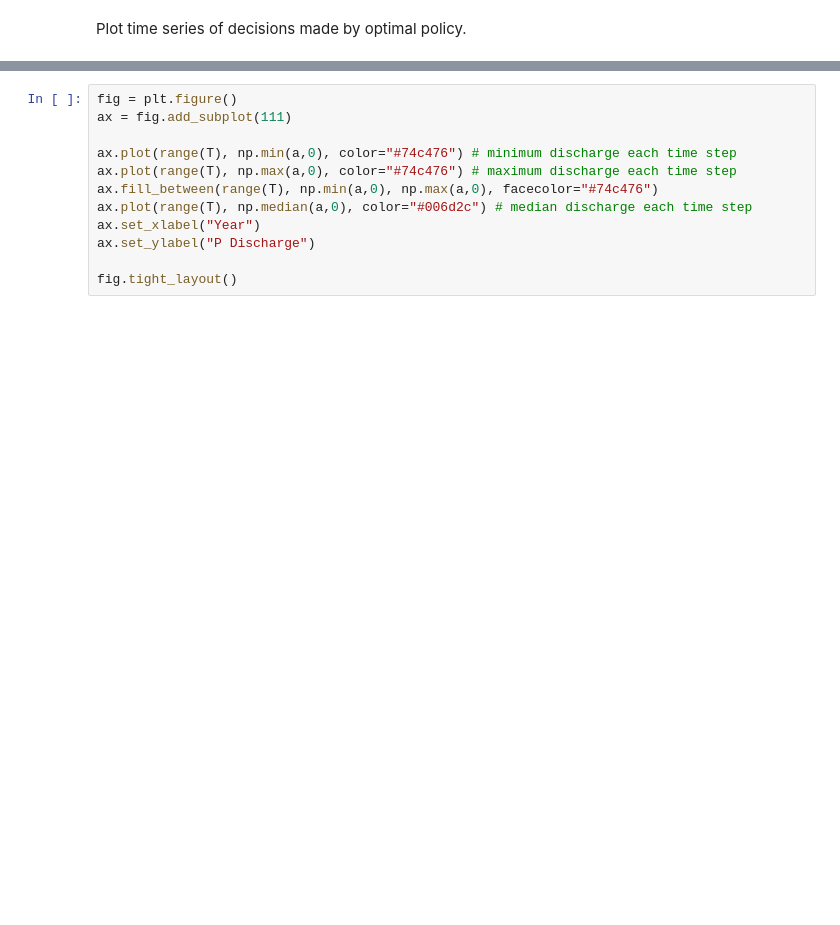
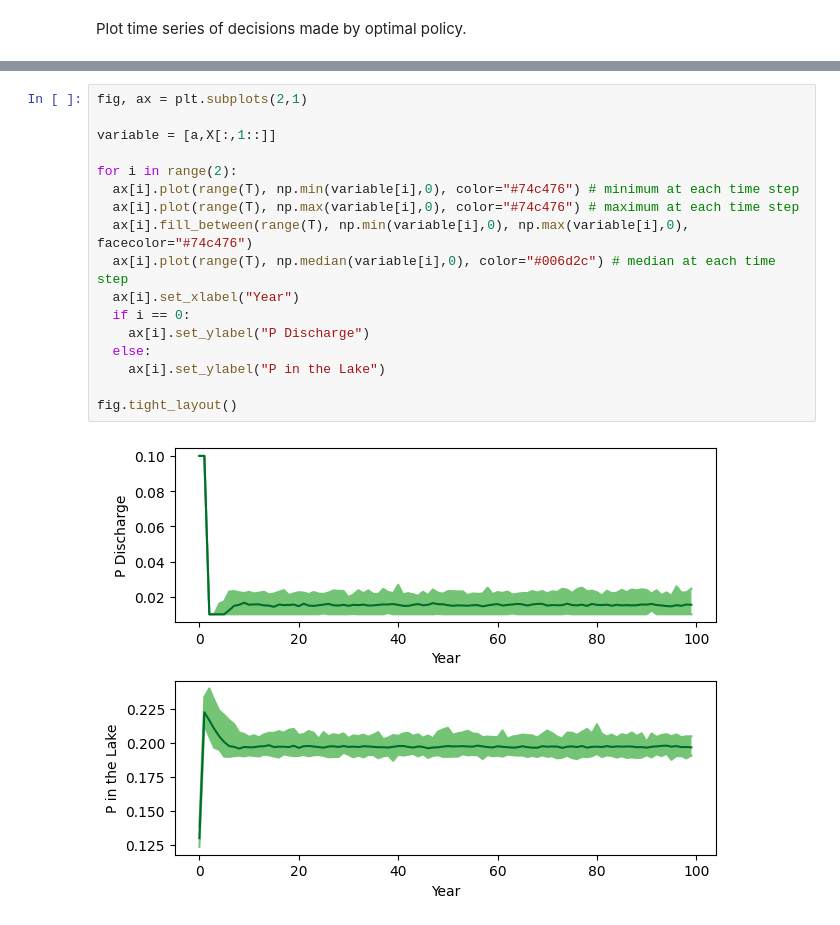
Before and after one commit to EnvSystemsUVA/CodingExamples, a Jupyter notebook: 11_LakeProblemDPS.ipynb, the cells around one changed output, grey strips where cells are left out. Saved outputs shown, nothing was run; the diff lists cells and outputs as text; blank space fills up the shorter version.

```diff
--- a/11_LakeProblemDPS.ipynb
+++ b/11_LakeProblemDPS.ipynb
@@ -329,14 +330,21 @@ def LakeModel_Sim(vars, seed=123, b=0.42, q=2.0, mean=0.03, std=np.sqrt(10**(-5)
 
 X, a = LakeModel_Sim(result.x)
 # %%
-fig = plt.figure()
-ax = fig.add_subplot(111)
+fig, ax = plt.subplots(2,1)
 
-ax.plot(range(T), np.min(a,0), color="#74c476") # minimum discharge each time step
-ax.plot(range(T), np.max(a,0), color="#74c476") # maximum discharge each time step
-ax.fill_between(range(T), np.min(a,0), np.max(a,0), facecolor="#74c476")
-ax.plot(range(T), np.median(a,0), color="#006d2c") # median discharge each time step
-ax.set_xlabel("Year")
-ax.set_ylabel("P Discharge")
+variable = [a,X[:,1::]]
+
+for i in range(2):
+  ax[i].plot(range(T), np.min(variable[i],0), color="#74c476") # minimum at each time step
+  ax[i].plot(range(T), np.max(variable[i],0), color="#74c476") # maximum at each time step
+  ax[i].fill_between(range(T), np.min(variable[i],0), np.max(variable[i],0), facecolor="#74c476")
+  ax[i].plot(range(T), np.median(variable[i],0), color="#006d2c") # median at each time step
+  ax[i].set_xlabel("Year")
+  if i == 0:
+    ax[i].set_ylabel("P Discharge")
+  else:
+    ax[i].set_ylabel("P in the Lake")
 
 fig.tight_layout()
+# %% [output]
+[figure, added]
```
Also changed, not shown: parts of 3 cells of this notebook.
